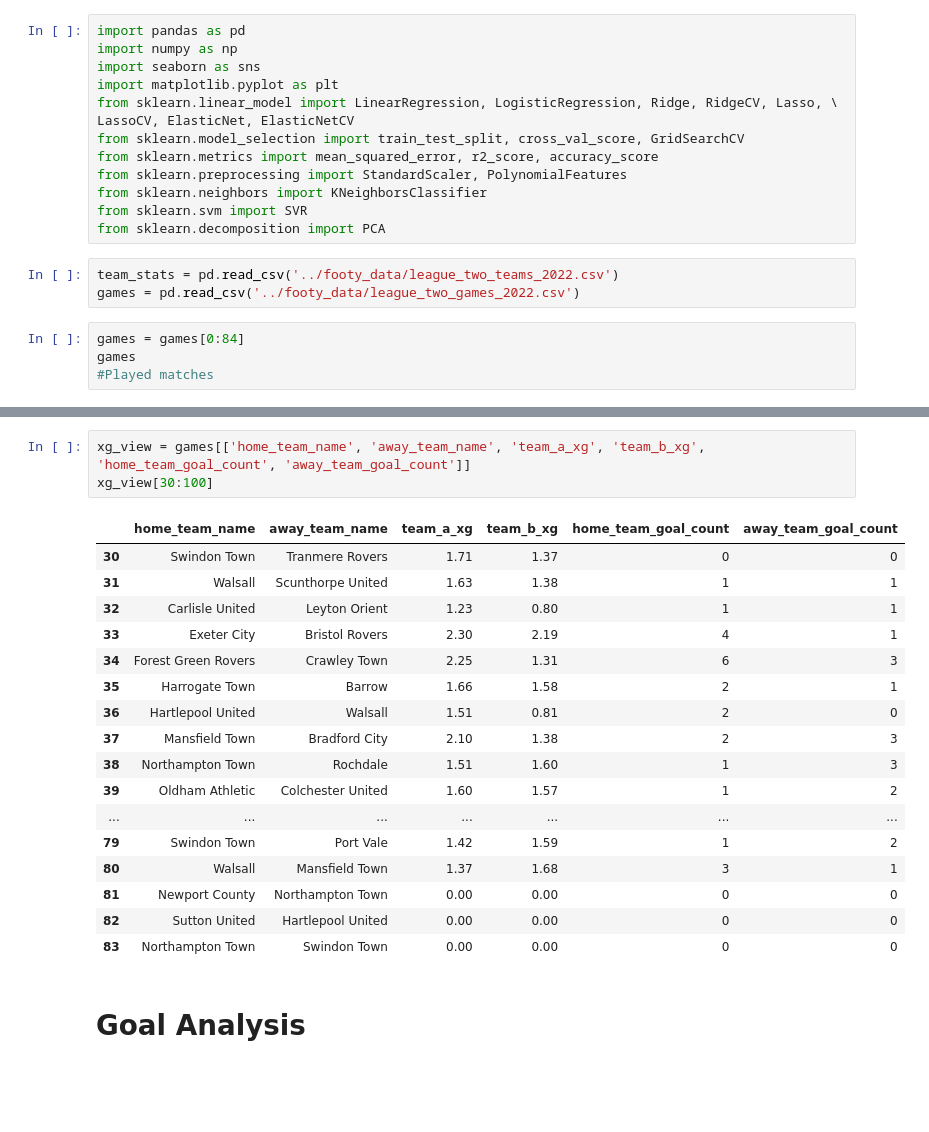
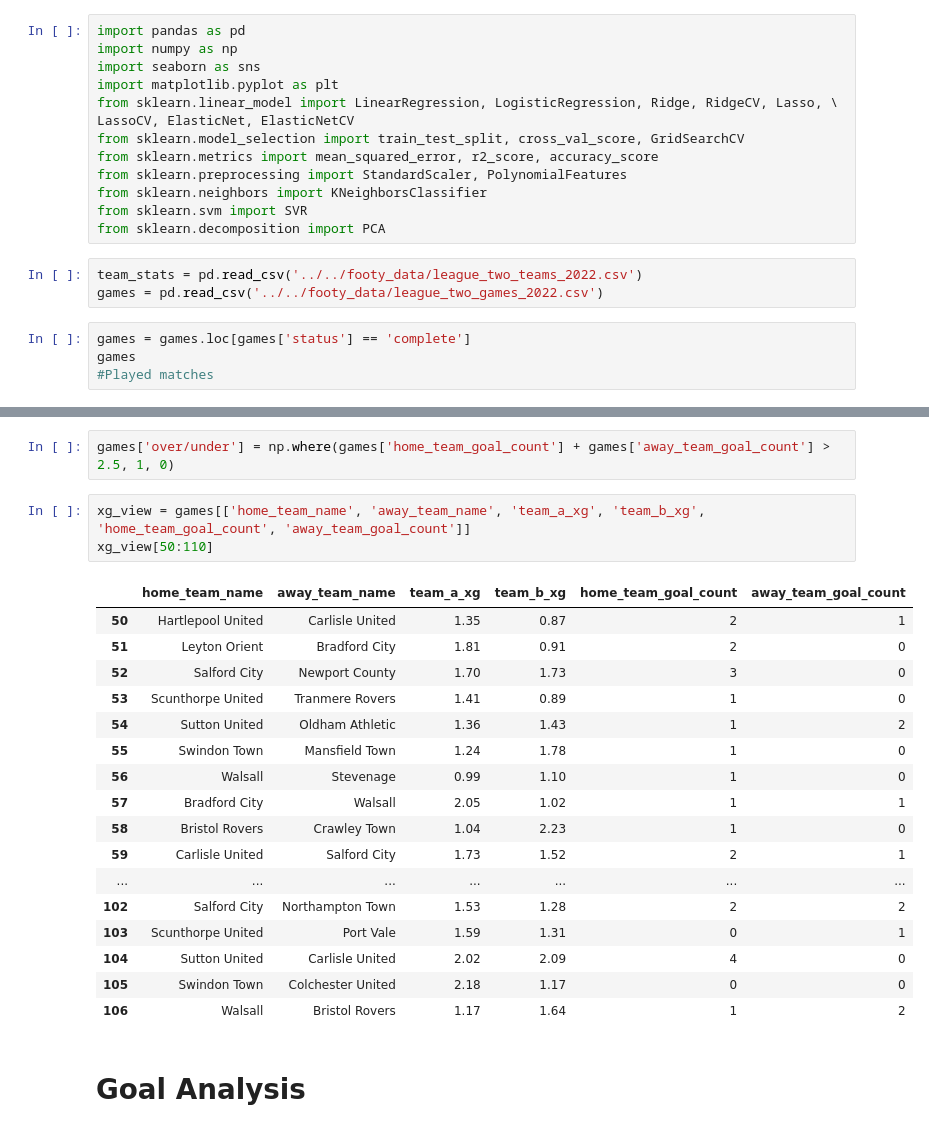
Before and after one commit to dkeyer/English-_Championship_2021, a Jupyter notebook: League_Two/League_two_2022_EDA.ipynb, the cells around one changed output, grey strips where cells are left out. Cells and saved outputs as stored; diff of their text form; blank space fills up the shorter version.

```diff
--- a/League_Two/League_two_2022_EDA.ipynb
+++ b/League_Two/League_two_2022_EDA.ipynb
@@ -14,10 +14,10 @@ from sklearn.neighbors import KNeighborsClassifier
 from sklearn.svm import SVR
 from sklearn.decomposition import PCA
 # %%
-team_stats = pd.read_csv('../footy_data/league_two_teams_2022.csv')
-games = pd.read_csv('../footy_data/league_two_games_2022.csv')
+team_stats = pd.read_csv('../../footy_data/league_two_teams_2022.csv')
+games = pd.read_csv('../../footy_data/league_two_games_2022.csv')
 # %%
-games = games[0:84]
+games = games.loc[games['status'] == 'complete']
 games
 #Played matches
 # %% [output]
@@ -37,24 +37,26 @@ games
+# %%
+games['over/under'] = np.where(games['home_team_goal_count'] + games['away_team_goal_count'] > 2.5, 1, 0)
 # %%
 xg_view = games[['home_team_name', 'away_team_name', 'team_a_xg', 'team_b_xg', 'home_team_goal_count', 'away_team_goal_count']]
-xg_view[30:100]
+xg_view[50:110]
 # %% [output]
 |  | home_team_name | away_team_name | team_a_xg | team_b_xg | home_team_goal_count | away_team_goal_count |
-| 30 | Swindon Town | Tranmere Rovers | 1.71 | 1.37 | 0 | 0 |
-| 31 | Walsall | Scunthorpe United | 1.63 | 1.38 | 1 | 1 |
-| 32 | Carlisle United | Leyton Orient | 1.23 | 0.80 | 1 | 1 |
-| 33 | Exeter City | Bristol Rovers | 2.30 | 2.19 | 4 | 1 |
-| 34 | Forest Green Rovers | Crawley Town | 2.25 | 1.31 | 6 | 3 |
-| 35 | Harrogate Town | Barrow | 1.66 | 1.58 | 2 | 1 |
-| 36 | Hartlepool United | Walsall | 1.51 | 0.81 | 2 | 0 |
-| 37 | Mansfield Town | Bradford City | 2.10 | 1.38 | 2 | 3 |
-| 38 | Northampton Town | Rochdale | 1.51 | 1.60 | 1 | 3 |
-| 39 | Oldham Athletic | Colchester United | 1.60 | 1.57 | 1 | 2 |
+| 50 | Hartlepool United | Carlisle United | 1.35 | 0.87 | 2 | 1 |
+| 51 | Leyton Orient | Bradford City | 1.81 | 0.91 | 2 | 0 |
+| 52 | Salford City | Newport County | 1.70 | 1.73 | 3 | 0 |
+| 53 | Scunthorpe United | Tranmere Rovers | 1.41 | 0.89 | 1 | 0 |
+| 54 | Sutton United | Oldham Athletic | 1.36 | 1.43 | 1 | 2 |
+| 55 | Swindon Town | Mansfield Town | 1.24 | 1.78 | 1 | 0 |
+| 56 | Walsall | Stevenage | 0.99 | 1.10 | 1 | 0 |
+| 57 | Bradford City | Walsall | 2.05 | 1.02 | 1 | 1 |
+| 58 | Bristol Rovers | Crawley Town | 1.04 | 2.23 | 1 | 0 |
+| 59 | Carlisle United | Salford City | 1.73 | 1.52 | 2 | 1 |
 | ... | ... | ... | ... | ... | ... | ... |
-| 79 | Swindon Town | Port Vale | 1.42 | 1.59 | 1 | 2 |
-| 80 | Walsall | Mansfield Town | 1.37 | 1.68 | 3 | 1 |
-| 81 | Newport County | Northampton Town | 0.00 | 0.00 | 0 | 0 |
-| 82 | Sutton United | Hartlepool United | 0.00 | 0.00 | 0 | 0 |
-| 83 | Northampton Town | Swindon Town | 0.00 | 0.00 | 0 | 0 |
+| 102 | Salford City | Northampton Town | 1.53 | 1.28 | 2 | 2 |
+| 103 | Scunthorpe United | Port Vale | 1.59 | 1.31 | 0 | 1 |
+| 104 | Sutton United | Carlisle United | 2.02 | 2.09 | 4 | 0 |
+| 105 | Swindon Town | Colchester United | 2.18 | 1.17 | 0 | 0 |
+| 106 | Walsall | Bristol Rovers | 1.17 | 1.64 | 1 | 2 |
 # %% [markdown]
 # Goal Analysis
 # %%
```
Also changed, not shown: parts of 10 cells of this notebook, 2 other files.
